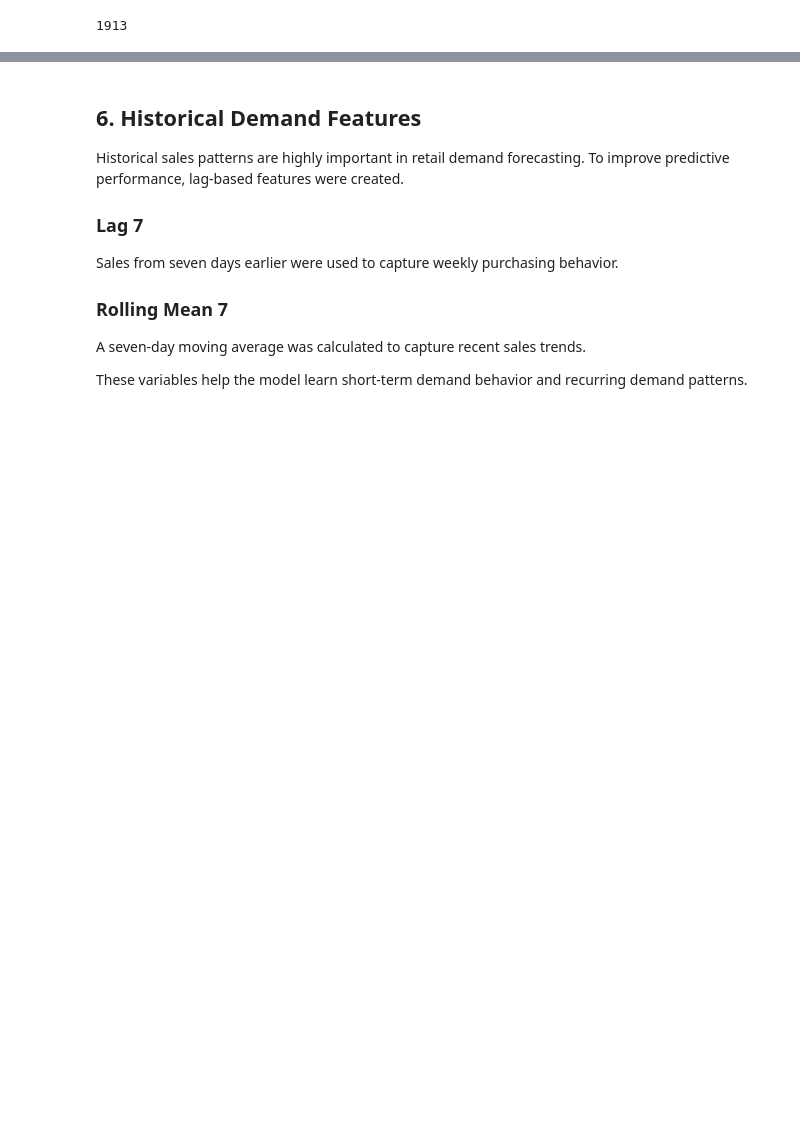
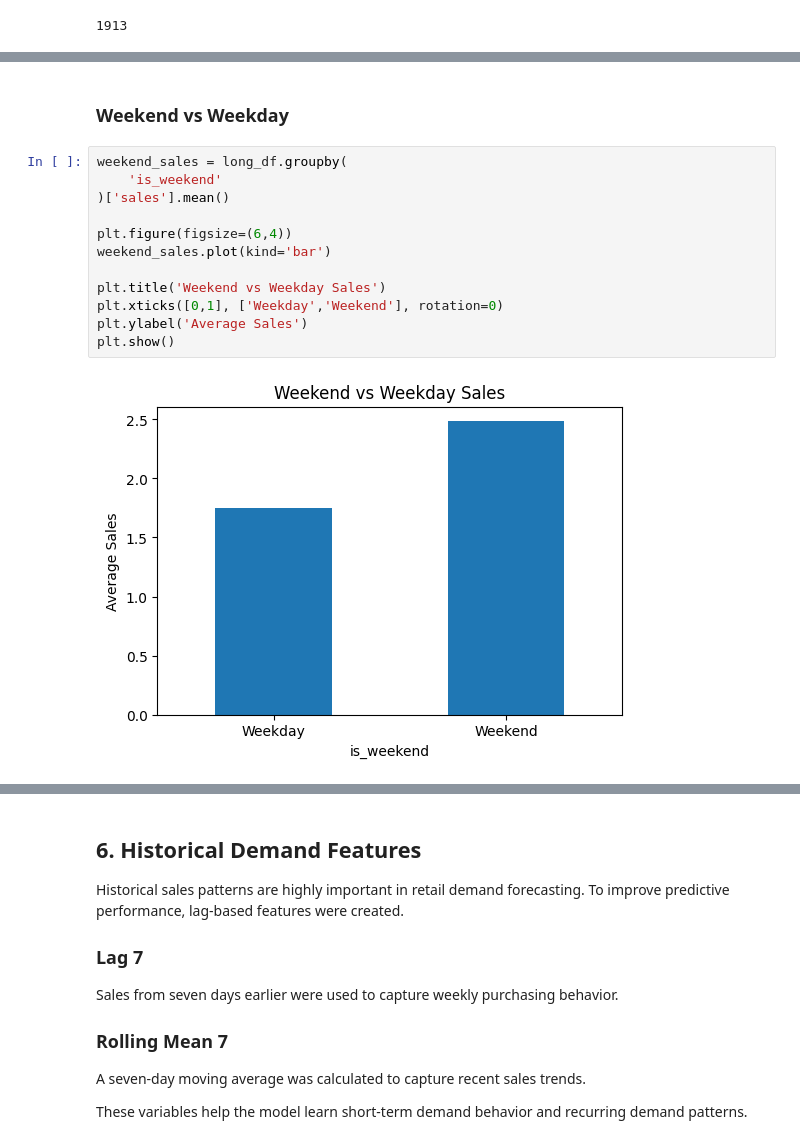
Before and after one commit to KarthikRamu-gif/retail-demand-forecasting-ml, a Jupyter notebook: notebooks/retail_demand_forecasting.ipynb, the cells around one changed output, grey strips where cells are left out. Saved outputs shown, nothing was run; the diff lists cells and outputs as text; blank space fills up the shorter version.

```diff
--- a/notebooks/retail_demand_forecasting.ipynb
+++ b/notebooks/retail_demand_forecasting.ipynb
@@ -148,0 +187,16 @@ long_df['date'].nunique()
+# %% [markdown]
+### Weekend vs Weekday
+# %%
+weekend_sales = long_df.groupby(
+    'is_weekend'
+)['sales'].mean()
+
+plt.figure(figsize=(6,4))
+weekend_sales.plot(kind='bar')
+
+plt.title('Weekend vs Weekday Sales')
+plt.xticks([0,1], ['Weekday','Weekend'], rotation=0)
+plt.ylabel('Average Sales')
+plt.show()
+# %% [output]
+[figure, added]
```
Also changed, not shown: parts of 9 cells of this notebook.
